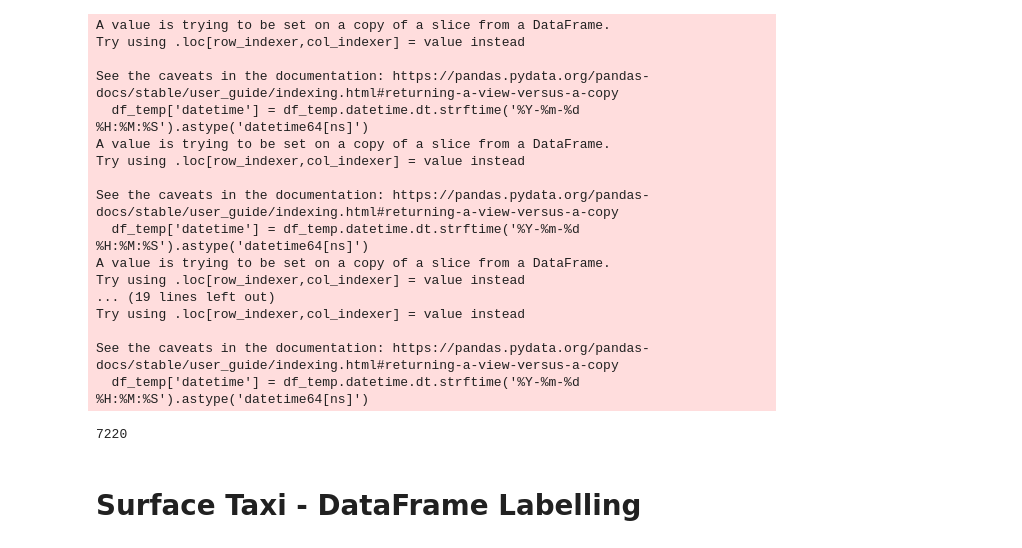
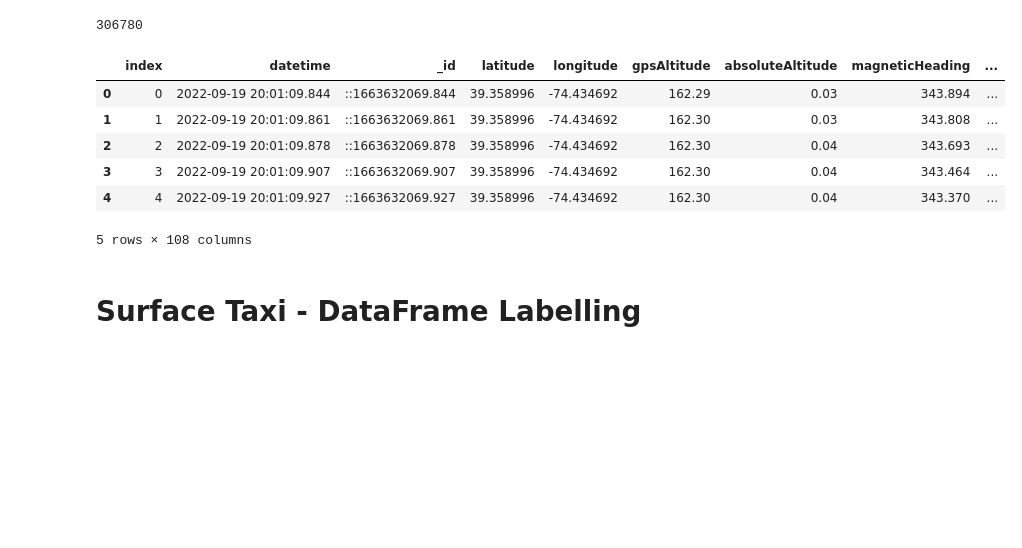
Before and after one commit to twolf190/Valkyrie, a Jupyter notebook: ML/XGBoost/ML_XGBoost_Surface.ipynb, the cells around one changed output. Drawn from its saved outputs; the diff is of its cells as text; code cells hidden in the pictures; blank space fills up the shorter version.

```diff
--- a/ML/XGBoost/ML_XGBoost_Surface.ipynb
+++ b/ML/XGBoost/ML_XGBoost_Surface.ipynb
@@ -63,19 +64,19 @@ features = ['datetime',
 df1 = pd.read_csv('SimData_2022.09.19_16.00.36.csv.roar.csv',
                 parse_dates = {'datetime': ['date', 'time']},
                 low_memory=False)
-df1 = df_transformation(df1)
+# df1 = df_transformation(df1)
 
 
 df2 = pd.read_csv('SimData_2022.09.19_16.38.20.csv.roar.csv',
                 parse_dates = {'datetime': ['date', 'time']},
                 low_memory=False)
-df2 = df_transformation(df2)
+# df2 = df_transformation(df2)
 
 
 df3 = pd.read_csv('SimData_2022.09.19_17.51.37.csv.roar.csv',
                 parse_dates = {'datetime': ['date', 'time']},
                 low_memory=False)
-df3 = df_transformation(df3)
+# df3 = df_transformation(df3)
 
 
 
@@ -83,51 +84,43 @@ df3 = df_transformation(df3)
 df4 = pd.read_csv('SimData_2022.09.20_16.22.07.csv.roar.csv',
                 parse_dates = {'datetime': ['date', 'time']},
                 low_memory=False)
-df4 = df_transformation(df4)
+# df4 = df_transformation(df4)
 
 
 df5 = pd.read_csv('SimData_2022.09.20_16.28.31.csv.roar.csv',
                 parse_dates = {'datetime': ['date', 'time']},
                 low_memory=False)
-df5 = df_transformation(df5)
+# df5 = df_transformation(df5)
 
 
 # reading file from 9/22 dataset
 df6 = pd.read_csv('SimData_2022.09.22_17.11.56.csv.roar.csv',
                 parse_dates = {'datetime': ['date', 'time']},
                 low_memory=False)
-df6 = df_transformation(df6)
+# df6 = df_transformation(df6)
 
 
 # reading file from 10/06 dataset
 df7 = pd.read_csv('SimData_2022.10.06_09.47.22.csv.roar.csv',
                 parse_dates = {'datetime': ['date', 'time']},
                 low_memory=False)
-df7 = df_transformation(df7)
+# df7 = df_transformation(df7)
-# %% [output]
-A value is trying to be set on a copy of a slice from a DataFrame.
-Try using .loc[row_indexer,col_indexer] = value instead
-
-See the caveats in the documentation: https://pandas.pydata.org/pandas-docs/stable/user_guide/indexing.html#returning-a-view-versus-a-copy
-  df_temp['datetime'] = df_temp.datetime.dt.strftime('%Y-%m-%d %H:%M:%S').astype('datetime64[ns]')
-A value is trying to be set on a copy of a slice from a DataFrame.
-Try using .loc[row_indexer,col_indexer] = value instead
-
-See the caveats in the documentation: https://pandas.pydata.org/pandas-docs/stable/user_guide/indexing.html#returning-a-view-versus-a-copy
-  df_temp['datetime'] = df_temp.datetime.dt.strftime('%Y-%m-%d %H:%M:%S').astype('datetime64[ns]')
-A value is trying to be set on a copy of a slice from a DataFrame.
-Try using .loc[row_indexer,col_indexer] = value instead
-... (19 lines left out)
-Try using .loc[row_indexer,col_indexer] = value instead
-
-See the caveats in the documentation: https://pandas.pydata.org/pandas-docs/stable/user_guide/indexing.html#returning-a-view-versus-a-copy
-  df_temp['datetime'] = df_temp.datetime.dt.strftime('%Y-%m-%d %H:%M:%S').astype('datetime64[ns]')
 # %%
 #Combine files
-df = pd.concat([df1, df2, df3, df4, df5, df6]).reset_index()
+df = pd.concat([df1, df2, df3, df4, df5, df6, df7]).reset_index()
 len(df)
 # %% [output]
-7220
+306780
+# %%
+df.head()
+# %% [output]
+|  | index | datetime | _id | latitude | longitude | gpsAltitude | absoluteAltitude | magneticHeading | ... |
+| 0 | 0 | 2022-09-19 20:01:09.844 | ::1663632069.844 | 39.358996 | -74.434692 | 162.29 | 0.03 | 343.894 | ... |
+| 1 | 1 | 2022-09-19 20:01:09.861 | ::1663632069.861 | 39.358996 | -74.434692 | 162.30 | 0.03 | 343.808 | ... |
+| 2 | 2 | 2022-09-19 20:01:09.878 | ::1663632069.878 | 39.358996 | -74.434692 | 162.30 | 0.04 | 343.693 | ... |
+| 3 | 3 | 2022-09-19 20:01:09.907 | ::1663632069.907 | 39.358996 | -74.434692 | 162.30 | 0.04 | 343.464 | ... |
+| 4 | 4 | 2022-09-19 20:01:09.927 | ::1663632069.927 | 39.358996 | -74.434692 | 162.30 | 0.04 | 343.370 | ... |
+5 rows × 108 columns
 # %% [markdown]
 # Surface Taxi - DataFrame Labelling
 # %%
```
Also changed, not shown: parts of 7 cells of this notebook, 2 other files.
